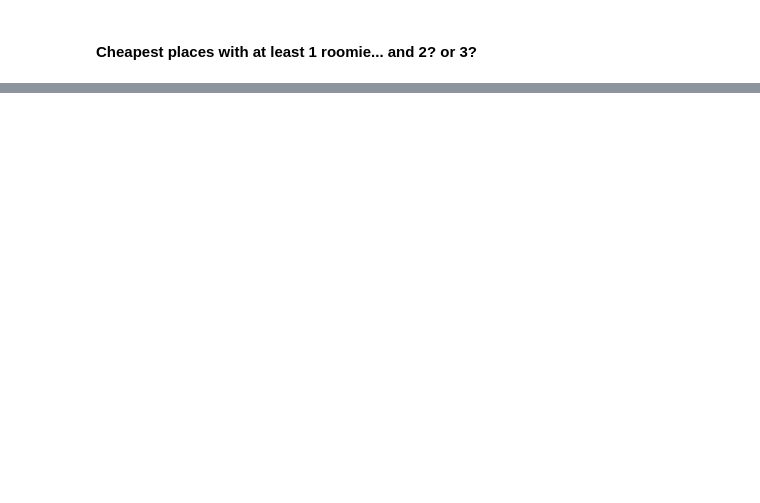
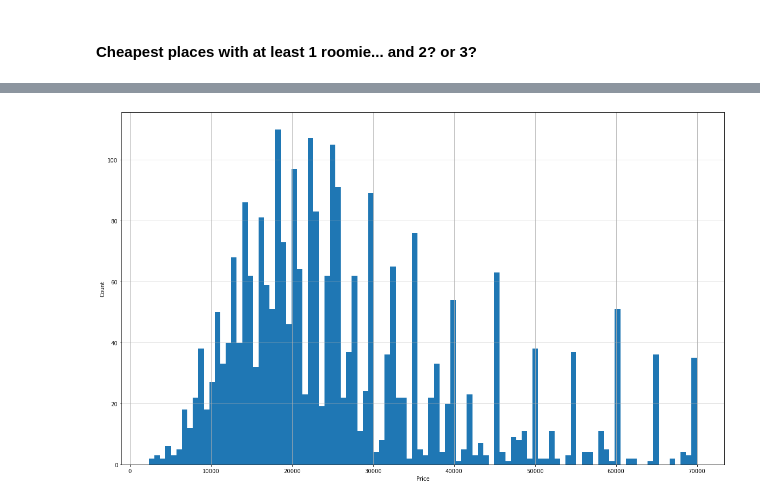
Before and after one commit to ArturoMorenoSBU/Lamudi_Analysis, a Jupyter notebook: Explanatory_Analysis_Lamudi.ipynb, the cells around one changed output, grey strips where cells are left out. Cells and saved outputs as stored; diff of their text form; code cells hidden in the pictures; blank space fills up the shorter version.

```diff
--- a/Explanatory_Analysis_Lamudi.ipynb
+++ b/Explanatory_Analysis_Lamudi.ipynb
@@ -194,0 +205,7 @@ SyntaxError: invalid syntax (Temp/ipykernel_2212/3917414020.py, line 1)
+# %%
+df['price'].hist(figsize = (20, 12), bins = 100)
+plt.xlabel("Price")
+plt.ylabel("Count")
+plt.show()
+# %% [output]
+[figure, added]
```
Also changed, not shown: parts of 7 cells of this notebook.
